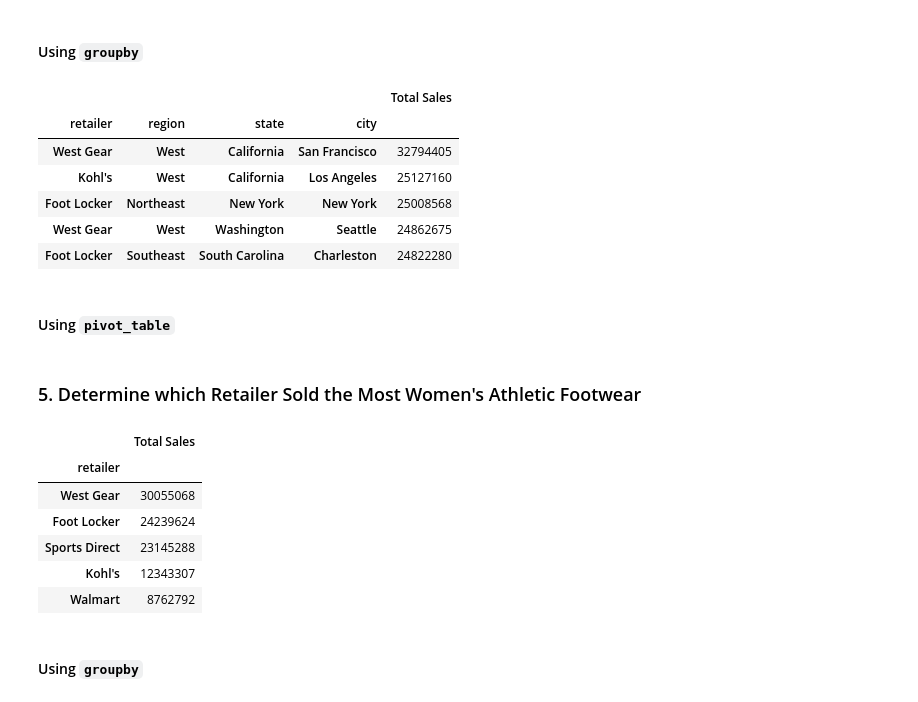
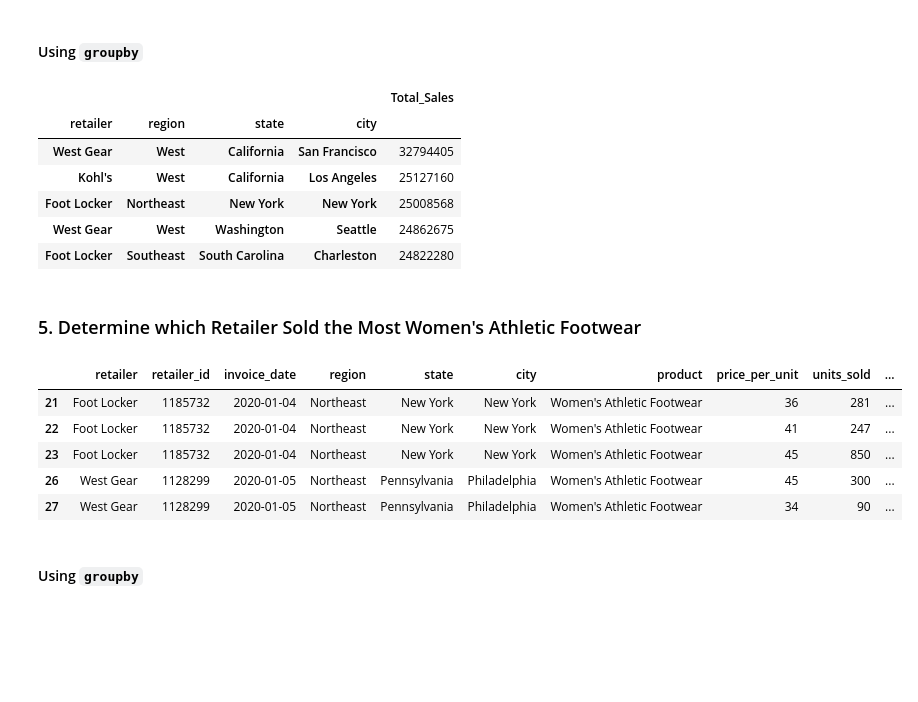
Before and after one commit to mikeszumski/athletic_sales_analysis, a Jupyter notebook: athletic_sales_analysis.ipynb, the cells around one changed output. Drawn from its saved outputs; the diff is of its cells as text; code cells hidden in the pictures; blank space fills up the shorter version.

```diff
--- a/athletic_sales_analysis_starter_code.ipynb
+++ b/athletic_sales_analysis.ipynb
@@ -101,0 +87,10 @@ ascombined
+# %%
+# Combine the 2020 and 2021 sales DataFrames on the rows and reset the index.
+
+# because the columns are same names and types, combining the two dataframes into one "row-wise" can be
+# done with a simple concat().  Merge() is not called for because this is not like a SQL query where we are joining on
+# shared column values.  Use the join='inner' parameter.
+ascombined = pd.concat([as2020,as2021], join="inner",axis=0, ignore_index=True)
+
+print(f'The two dataframes contain {len(as2020)} and {len(as2021)} rows.  The combined dataframe contains all {len(ascombined)} rows.')
+# the two dfs are combined into one, specifying the Inner join
@@ -148,9 +142,12 @@ dtype: object
 # %%
 # Convert the "invoice_date" to a datetime datatype
-# use datetime.strptime()
-print('data type for invoice date prior to conversion is',ascombined['invoice_date'].dtypes)
 
-# use the pandas function to convert the time field from string(object) to datetime
-ascombined['invoice_date'] = pd.to_datetime(ascombined['invoice_date'])
+# look at the datatype of "invoice_date" prior to conversion...
+beforetype = str(ascombined['invoice_date'].dtype)
+
+# use the pandas function to_datetime to convert the time field from string(object) to datetime
+ascombined['invoice_date'] = pd.to_datetime(ascombined['invoice_date'],format='%m/%d/%y')
 ascombined
+
+# by specifying the format, we don't get the warning message
 # %% [output]
@@ -232,20 +233,23 @@ sales_df.head(5)
 #### Using `groupby`
 # %%
 # Show the total sales for the products sold for each retailer, region, state, and city.
+retailer_sales_df = ascombined.groupby(['retailer','region','state','city'])[['total_sales']].sum()
+
 # Rename the "total_sales" column to "Total Sales"
-retailer_sales_df = ascombined.groupby(['retailer','region','state','city'])[['total_sales']].sum()
+retailer_sales_df.rename(columns={'total_sales':'Total_Sales'},inplace=True)
+
 # and sort the regions putting the one with most sales at top
-retailer_sales_df.sort_values('total_sales',ascending=False, inplace=True)
-retailer_sales_df.rename(columns={'total_sales':'Total Sales'},inplace=True)
+retailer_sales_df.sort_values('Total_Sales',ascending=False, inplace=True)
+
 # Show the top 5 results.
 retailer_sales_df.head(5)
+
+#this output matches the instructions
 # %% [output]
-|  |  |  |  | Total Sales |
+|  |  |  |  | Total_Sales |
 | retailer | region | state | city |  |
 | West Gear | West | California | San Francisco | 32794405 |
 | Kohl's | West | California | Los Angeles | 25127160 |
 | Foot Locker | Northeast | New York | New York | 25008568 |
 | West Gear | West | Washington | Seattle | 24862675 |
 | Foot Locker | Southeast | South Carolina | Charleston | 24822280 |
-# %% [markdown]
-#### Using `pivot_table`
@@ -263,20 +257,17 @@ retailer_sales_df.head(5)
 ### 5. Determine which Retailer Sold the Most Women's Athletic Footwear
 # %%
 # Filter the sales data to get the women's athletic footwear sales data.
-footwear_sales_df = ascombined.loc[ascombined['product'] == "Women's Athletic Footwear"].groupby(['retailer'])[['total_sales']].sum()
-# and sort the regions putting the one with most sales at top
-footwear_sales_df.sort_values('total_sales',ascending=False, inplace=True)
-footwear_sales_df.rename(columns={'total_sales':'Total Sales'},inplace=True)
-# Show the top 5 results.
-footwear_sales_df.head(5)
+footwear_df = ascombined.loc[ascombined['product'] == "Women's Athletic Footwear"]
+
+footwear_df.head(5)
+# this df contains only Womens athletic footwear rows
 # %% [output]
-|  | Total Sales |
-| retailer |  |
-| West Gear | 30055068 |
-| Foot Locker | 24239624 |
-| Sports Direct | 23145288 |
-| Kohl's | 12343307 |
-| Walmart | 8762792 |
+|  | retailer | retailer_id | invoice_date | region | state | city | product | price_per_unit | units_sold | ... |
+| 21 | Foot Locker | 1185732 | 2020-01-04 | Northeast | New York | New York | Women's Athletic Footwear | 36 | 281 | ... |
+| 22 | Foot Locker | 1185732 | 2020-01-04 | Northeast | New York | New York | Women's Athletic Footwear | 41 | 247 | ... |
+| 23 | Foot Locker | 1185732 | 2020-01-04 | Northeast | New York | New York | Women's Athletic Footwear | 45 | 850 | ... |
+| 26 | West Gear | 1128299 | 2020-01-05 | Northeast | Pennsylvania | Philadelphia | Women's Athletic Footwear | 45 | 300 | ... |
+| 27 | West Gear | 1128299 | 2020-01-05 | Northeast | Pennsylvania | Philadelphia | Women's Athletic Footwear | 34 | 90 | ... |
 # %% [markdown]
 #### Using `groupby`
 # %%
```
Also changed, not shown: parts of 22 cells of this notebook, 1 other file.
